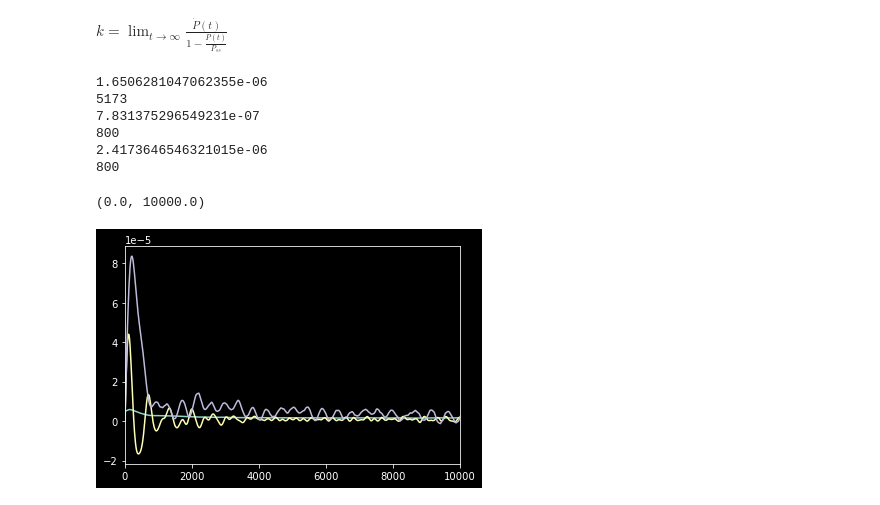
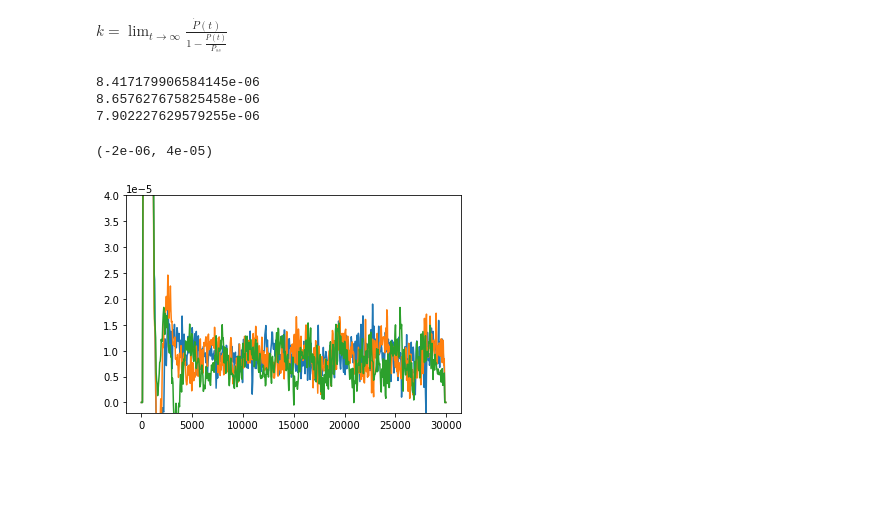
Before and after one commit to arkajitmandal/PFS-VSC, a Jupyter notebook: result.ipynb, the cells around one changed output. Cells and saved outputs as stored; diff of their text form; code cells hidden in the pictures; blank space fills up the shorter version.

```diff
--- a/result.ipynb
+++ b/result.ipynb
@@ -146,36 +142,45 @@ interactive(children=(Text(value='0.0000000006', description='a'), Text(value='0
 # %% [markdown]
 $k = \lim_{t\rightarrow\infty} \frac{\dot{P}(t)}{1-\frac{P(t)}{{P}_{ss}}}$
 # %%
-wc = "w50"
-def kt(wc):
-    P  = np.loadtxt(f"eta1/{wc}/qdpldm-focused-PFS_morse_1mode.txt")
+
+
+def kt2(f):
+    P  = np.loadtxt(f"{f}")[::5,:]
 
     t  = P[:,0]
     P  = P[:,1]
     dt =  t[1] - t[0]
+    Na = len(t)//4
 
     dP = np.zeros((len(P)))
 
-    for i in range(1,len(P)-1):
-        dP[i] = (P[i+1] - P[i-1])/(2*dt)
+    for i in range(3,len(P)-3):
+        dP[i] = (P[i-2] - 8*P[i-1] + 8*P[i+1]-P[i+2] )/(12*dt)
 
     kt = dP/(1- P/0.5)
-    print (np.sum(kt[600:800])/len(kt[600:800]))
-    print (len(kt))
+    K = np.sum(kt[-Na:])/len(kt[-Na:])
+    print (K)
     plt.plot(t[ :], kt[:])
+    return K
 
-kt("noCav")
 #kt("w50")
-kt("w400")
-kt("w200")
-plt.xlim(000.0,10000)
-#plt.ylim(-0.000002,0.000002)
+#kt("w400")
+w = np.array([20,40,60])
+K = []
+K.append(kt2("ωc20-χ0.5.txt"))
+K.append(kt2("ωc40-χ0.5.txt"))
+K.append(kt2("ωc60-χ0.5.txt"))
+
+K = np.array(K)
+#K[6] = kt2("noCav.txt")
+
+
+#kt("w50")
+#plt.xlim(18000,20000)
+plt.ylim(-0.000002,0.00004)
 # %% [output]
-1.6506281047062355e-06
-5173
-7.831375296549231e-07
-800
-2.4173646546321015e-06
-800
+8.417179906584145e-06
+8.657627675825458e-06
+7.902227629579255e-06
-(0.0, 10000.0)
+(-2e-06, 4e-05)
-[figure, old version]
+[figure, new version]
```
Also changed, not shown: parts of 6 cells of this notebook, 1 other file.
